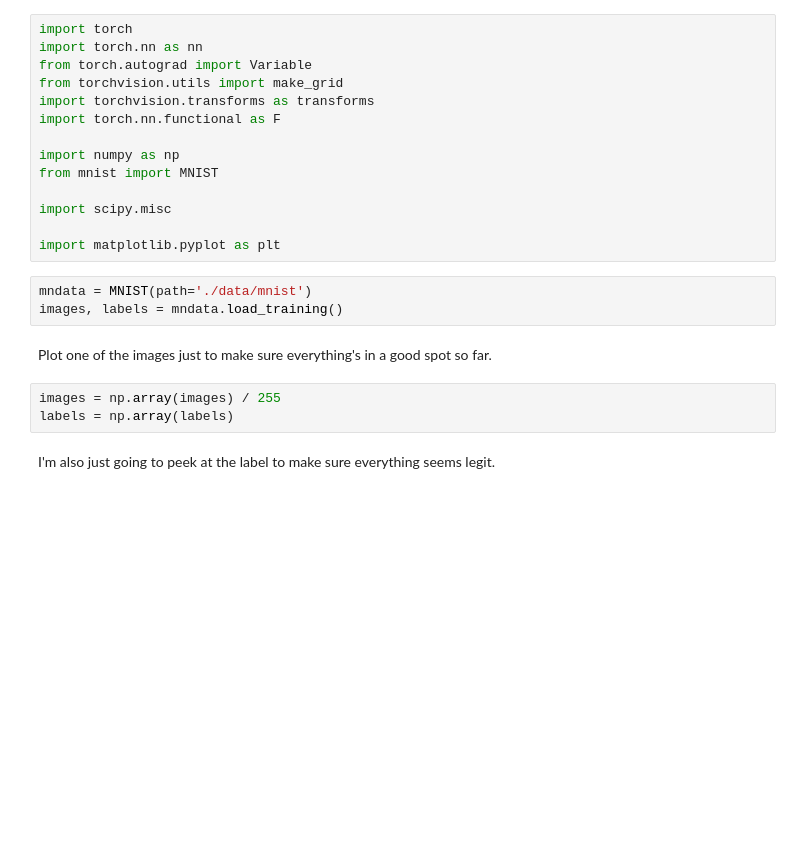
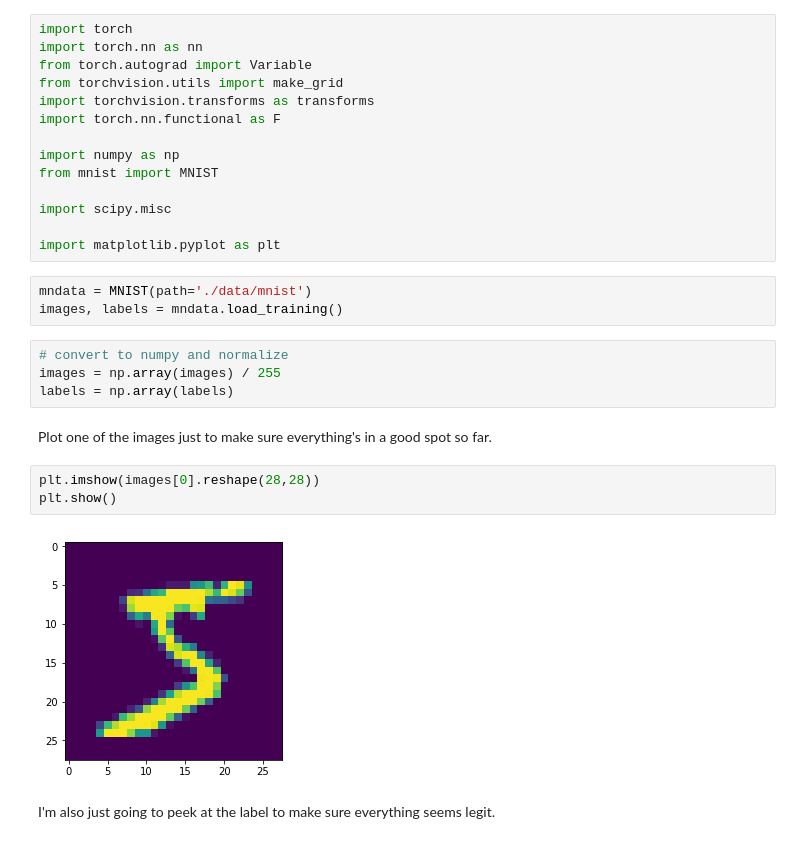
Before and after one commit to gaurub/pytorch-learn, a Jupyter notebook: PyTorch MNIST Fully Connected Model.ipynb, the cells around one changed output. Drawn from its saved outputs; the diff is of its cells as text; blank space fills up the shorter version.

```diff
--- a/PyTorch MNIST Fully Connected Model.ipynb
+++ b/PyTorch MNIST Fully Connected Model.ipynb
@@ -23,11 +19,17 @@ import matplotlib.pyplot as plt
 # %%
 mndata = MNIST(path='./data/mnist')
 images, labels = mndata.load_training()
+# %%
+# convert to numpy and normalize
+images = np.array(images) / 255
+labels = np.array(labels)
 # %% [markdown]
 Plot one of the images just to make sure everything's in a good spot so far.
-# %%
-images = np.array(images) / 255
-labels = np.array(labels)
+# %%
+plt.imshow(images[0].reshape(28,28))
+plt.show()
+# %% [output]
+[figure, added]
 # %% [markdown]
 I'm also just going to peek at the label to make sure everything seems legit.
 # %%
```
Also changed, not shown: parts of 10 cells of this notebook.
